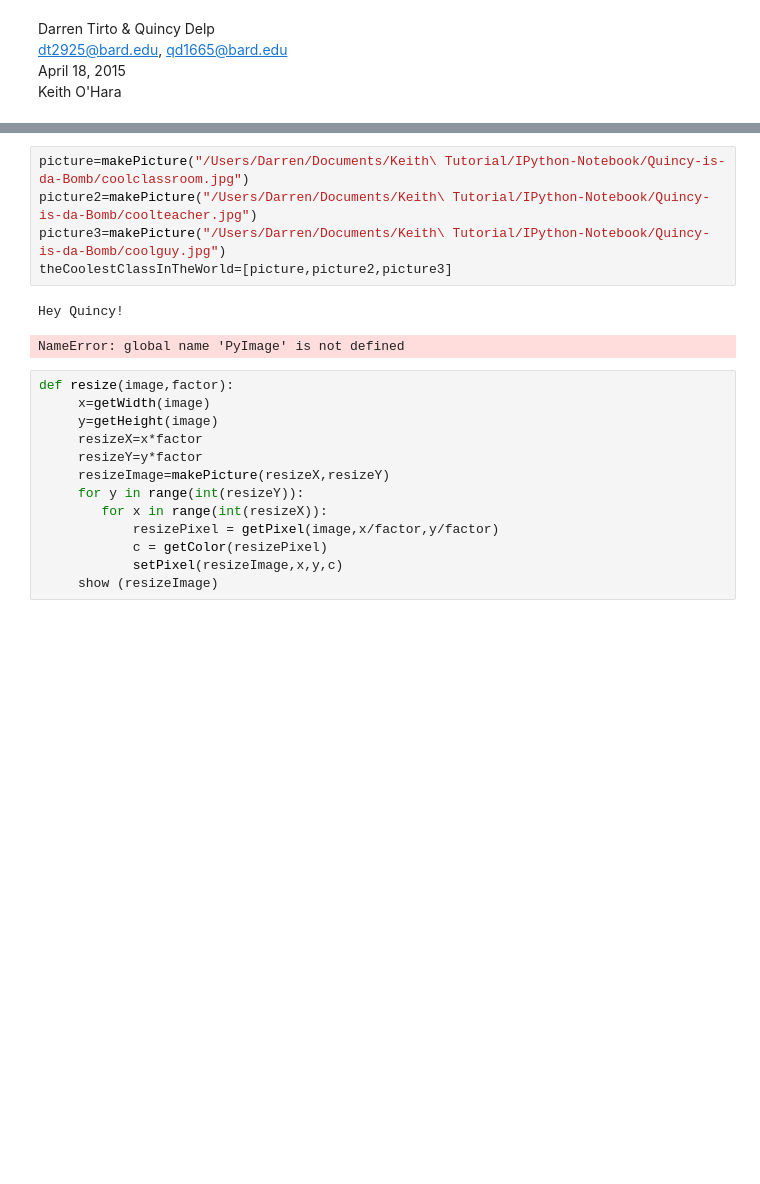
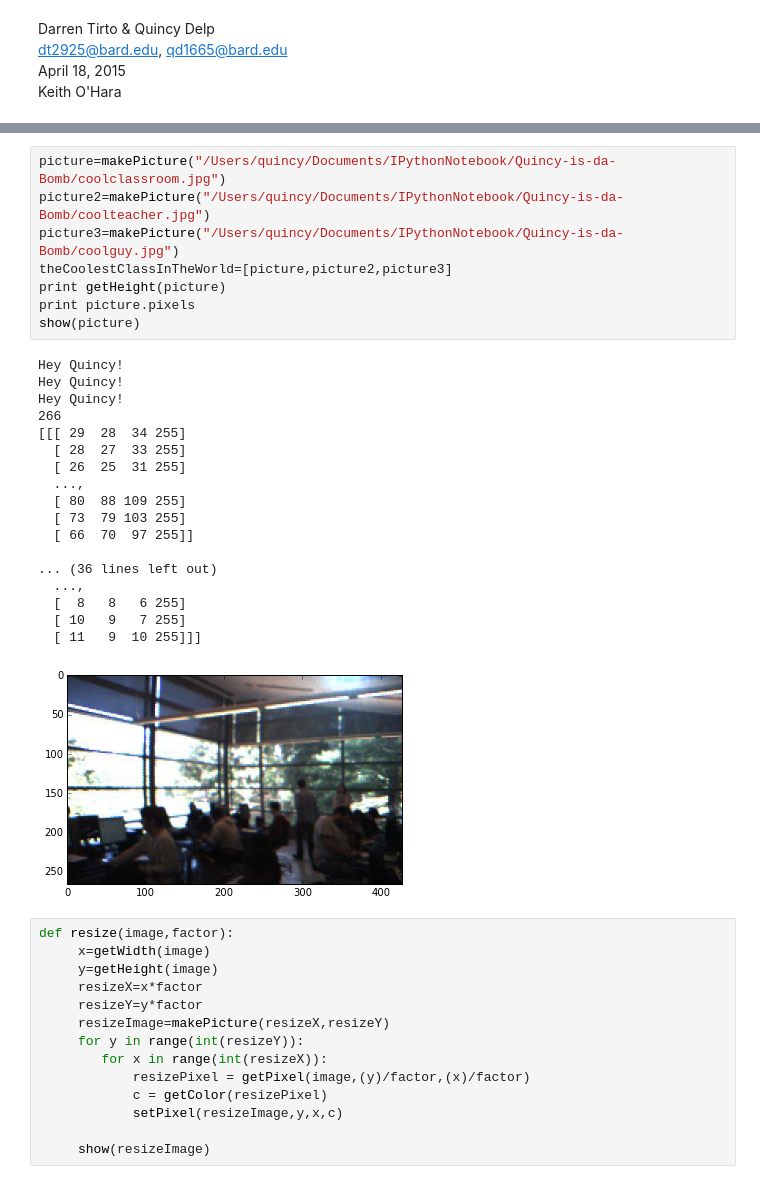
Before and after one commit to quincifer/IPython-Notebook, a Jupyter notebook: Notebooks/[jyro]Myro-Photobooth-Lab.ipynb, the cells around one changed output, grey strips where cells are left out. Saved outputs shown, nothing was run; the diff lists cells and outputs as text; blank space fills up the shorter version.

Commit message:
Keith tutorial

```diff
--- a/Notebooks/[jyro]Myro-Photobooth-Lab.ipynb
+++ b/Notebooks/[jyro]Myro-Photobooth-Lab.ipynb
@@ -23,11 +12,30 @@ ImportError: dlopen(/Users/Darren/.python-eggs/Pillow-2.3.1-py2.7-macosx-10.5-x8
 # %%
-picture=makePicture("/Users/Darren/Documents/Keith\ Tutorial/IPython-Notebook/Quincy-is-da-Bomb/coolclassroom.jpg")
-picture2=makePicture("/Users/Darren/Documents/Keith\ Tutorial/IPython-Notebook/Quincy-is-da-Bomb/coolteacher.jpg")
-picture3=makePicture("/Users/Darren/Documents/Keith\ Tutorial/IPython-Notebook/Quincy-is-da-Bomb/coolguy.jpg")
+picture=makePicture("/Users/quincy/Documents/IPythonNotebook/Quincy-is-da-Bomb/coolclassroom.jpg")
+picture2=makePicture("/Users/quincy/Documents/IPythonNotebook/Quincy-is-da-Bomb/coolteacher.jpg")
+picture3=makePicture("/Users/quincy/Documents/IPythonNotebook/Quincy-is-da-Bomb/coolguy.jpg")
 theCoolestClassInTheWorld=[picture,picture2,picture3]
+print getHeight(picture)
+print picture.pixels
+show(picture)
 # %% [output]
 Hey Quincy!
+Hey Quincy!
+Hey Quincy!
+266
+[[[ 29  28  34 255]
+  [ 28  27  33 255]
+  [ 26  25  31 255]
+  ...,
+  [ 80  88 109 255]
+  [ 73  79 103 255]
+  [ 66  70  97 255]]
+
+... (36 lines left out)
+  ...,
+  [  8   8   6 255]
+  [ 10   9   7 255]
+  [ 11   9  10 255]]]
-NameError: global name 'PyImage' is not defined
+[figure, added]
 # %%
 def resize(image,factor):
      x=getWidth(image)
@@ -37,10 +45,11 @@ def resize(image,factor):
      resizeImage=makePicture(resizeX,resizeY)
      for y in range(int(resizeY)):
         for x in range(int(resizeX)):
-            resizePixel = getPixel(image,x/factor,y/factor)
+            resizePixel = getPixel(image,(y)/factor,(x)/factor)
             c = getColor(resizePixel)
-            setPixel(resizeImage,x,y,c)
-     show (resizeImage)
+            setPixel(resizeImage,y,x,c)
+
+     show(resizeImage)
 # %%
 def mirror(image):
     mirrorImage=makePicture(getWidth(image),getHeight(image))
```
Also changed, not shown: parts of 6 cells of this notebook, 2 other files.
